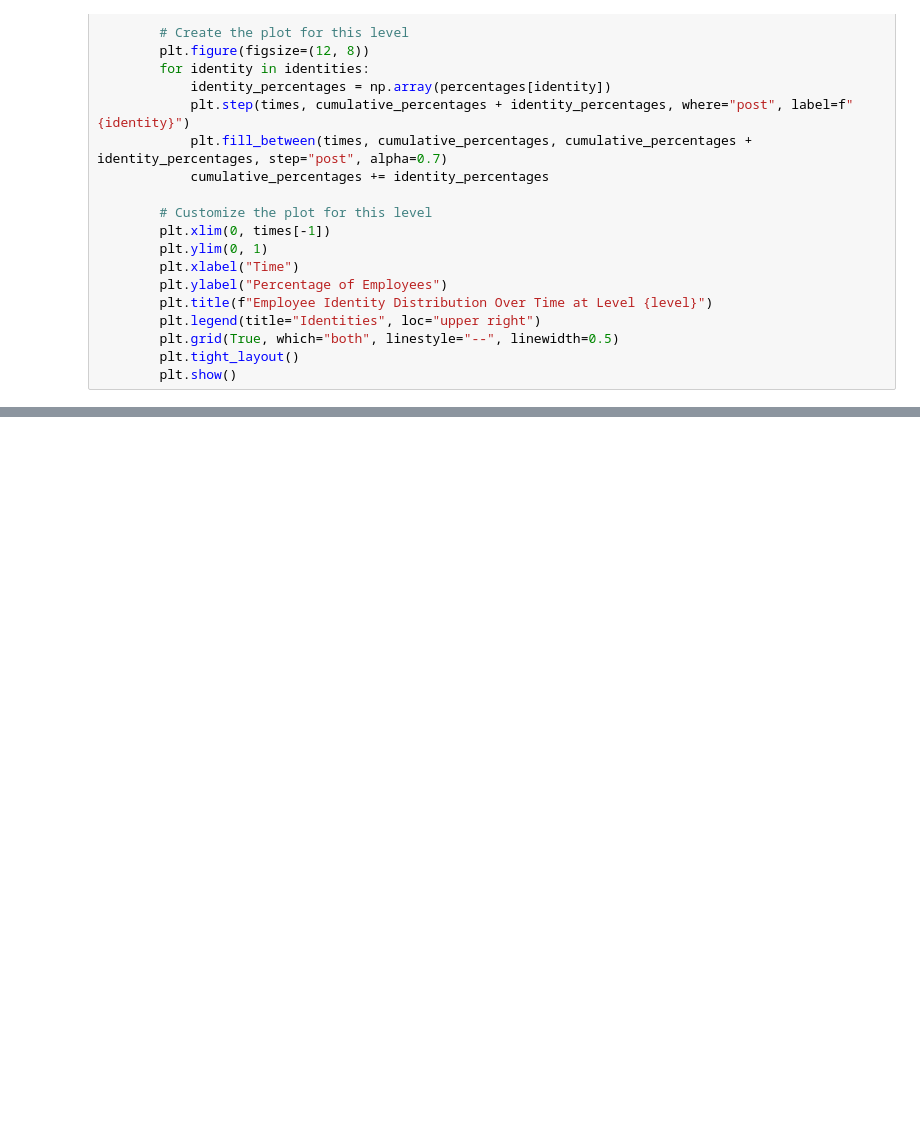
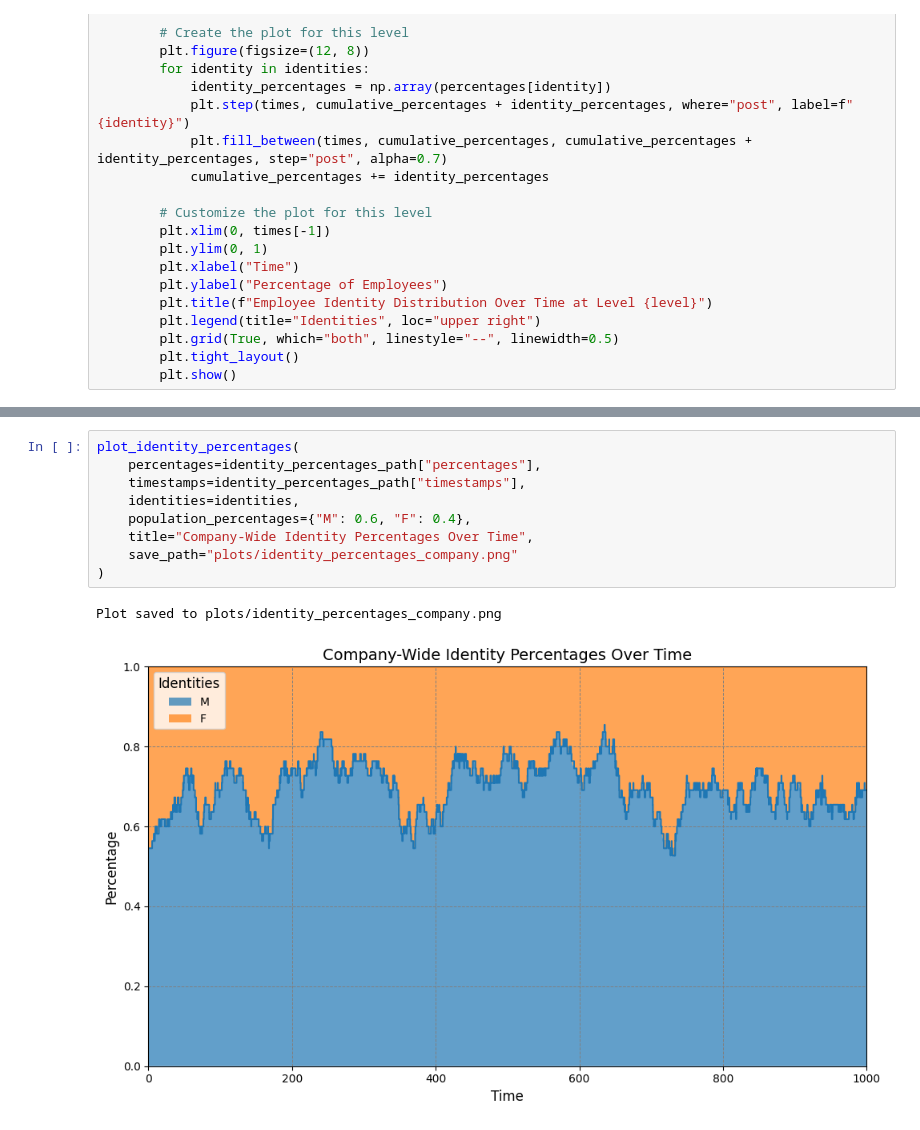
Before and after one commit to jcj59/gender-bias-analysis, a Jupyter notebook: notebooks/test.ipynb, the cells around one changed output, grey strips where cells are left out. Drawn from its saved outputs; the diff is of its cells as text; blank space fills up the shorter version.

```diff
--- a/notebooks/test.ipynb
+++ b/notebooks/test.ipynb
@@ -157,0 +251,12 @@ F 0
+# %%
+plot_identity_percentages(
+    percentages=identity_percentages_path["percentages"],
+    timestamps=identity_percentages_path["timestamps"],
+    identities=identities,
+    population_percentages={"M": 0.6, "F": 0.4},
+    title="Company-Wide Identity Percentages Over Time",
+    save_path="plots/identity_percentages_company.png"
+)
+# %% [output]
+Plot saved to plots/identity_percentages_company.png
+[figure, added]
```
Also changed, not shown: parts of 11 cells of this notebook, 15 other files.
